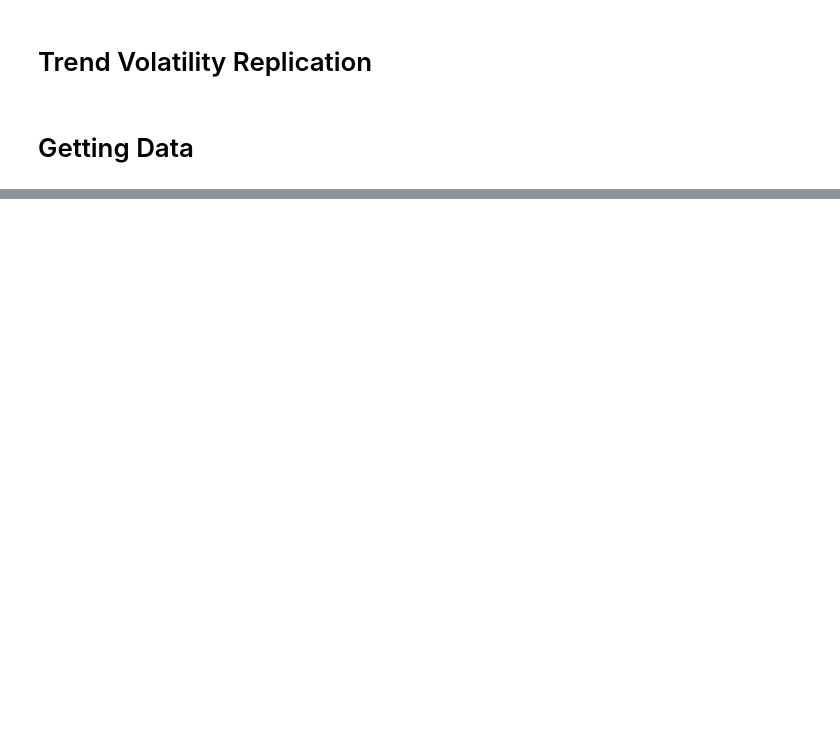
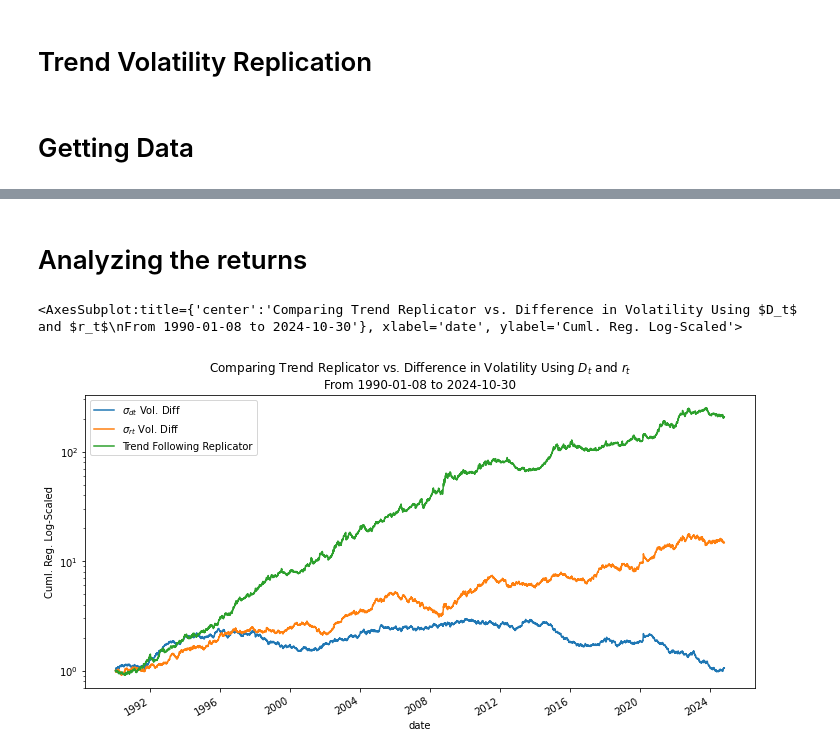
Before and after one commit to diegodalvarez/TrendConvexity, a Jupyter notebook: notebooks/3TrendVolatilityReplication.ipynb, the cells around one changed output, grey strips where cells are left out. Saved outputs shown, nothing was run; the diff lists cells and outputs as text; code cells hidden in the pictures; blank space fills up the shorter version.

```diff
--- a/notebooks/3TrendVolatilityReplication.ipynb
+++ b/notebooks/3TrendVolatilityReplication.ipynb
@@ -41,0 +64,44 @@ df_vol_signal2 = (df_dt.apply(
+# %% [markdown]
+# Analyzing the returns
+# %%
+renamer = {
+        "trend" : "Trend Following Replicator",
+        "rt_vol": r"$\sigma_{rt}$" + " Vol. Diff",
+        "dt_vol": r"$\sigma_{dt}$" + " Vol. Diff"}
+# %%
+df_risk_rtn = (df_signal_rtn.pivot(
+    index = "date", columns = ["signal", "security"], values = "signal_rtn").
+    apply(lambda x: x * (0.5 / (x.ewm(span = 100, adjust = False).std() * np.sqrt(252)))).
+    reset_index().
+    melt(id_vars = "date", value_name = "scaled_rtn"))
+# %%
+df_port_rtn = (df_risk_rtn.drop(
+    columns = ["security"]).
+    groupby(["date", "signal"]).
+    agg("mean").
+    reset_index().
+    rename(columns = {"scaled_rtn": "port_rtn"}).
+    dropna())
+# %%
+(df_port_rtn.pivot(
+    index = "date", columns = "signal", values = "port_rtn").
+    dropna().
+    reset_index().
+    melt(id_vars = "date", value_name = "port_rtn").
+    assign(port_rtn = lambda x: np.where(x.date == x.date.min(), 0, x.port_rtn)).
+    rename(columns = {"signal": ""}).
+    pivot(index = "date", columns = "", values = "port_rtn").
+    apply(lambda x: np.cumprod(1 + x)).
+    rename(columns = renamer).
+    plot(
+        logy    = True,
+        ylabel  = "Cuml. Reg. Log-Scaled",
+        figsize = (12,6),
+        title   = (
+            "Comparing Trend Replicator vs. Difference in Volatility Using " + r"$D_t$" + " and " + r"$r_t$" +
+            "\nFrom {} to {}".format(
+                df_port_rtn.date.min().date(),
+                df_port_rtn.date.max().date()))))
+# %% [output]
+<AxesSubplot:title={'center':'Comparing Trend Replicator vs. Difference in Volatility Using $D_t$ and $r_t$\nFrom 1990-01-08 to 2024-10-30'}, xlabel='date', ylabel='Cuml. Reg. Log-Scaled'>
+[figure, added]
```
Also changed, not shown: parts of 30 cells of this notebook.
